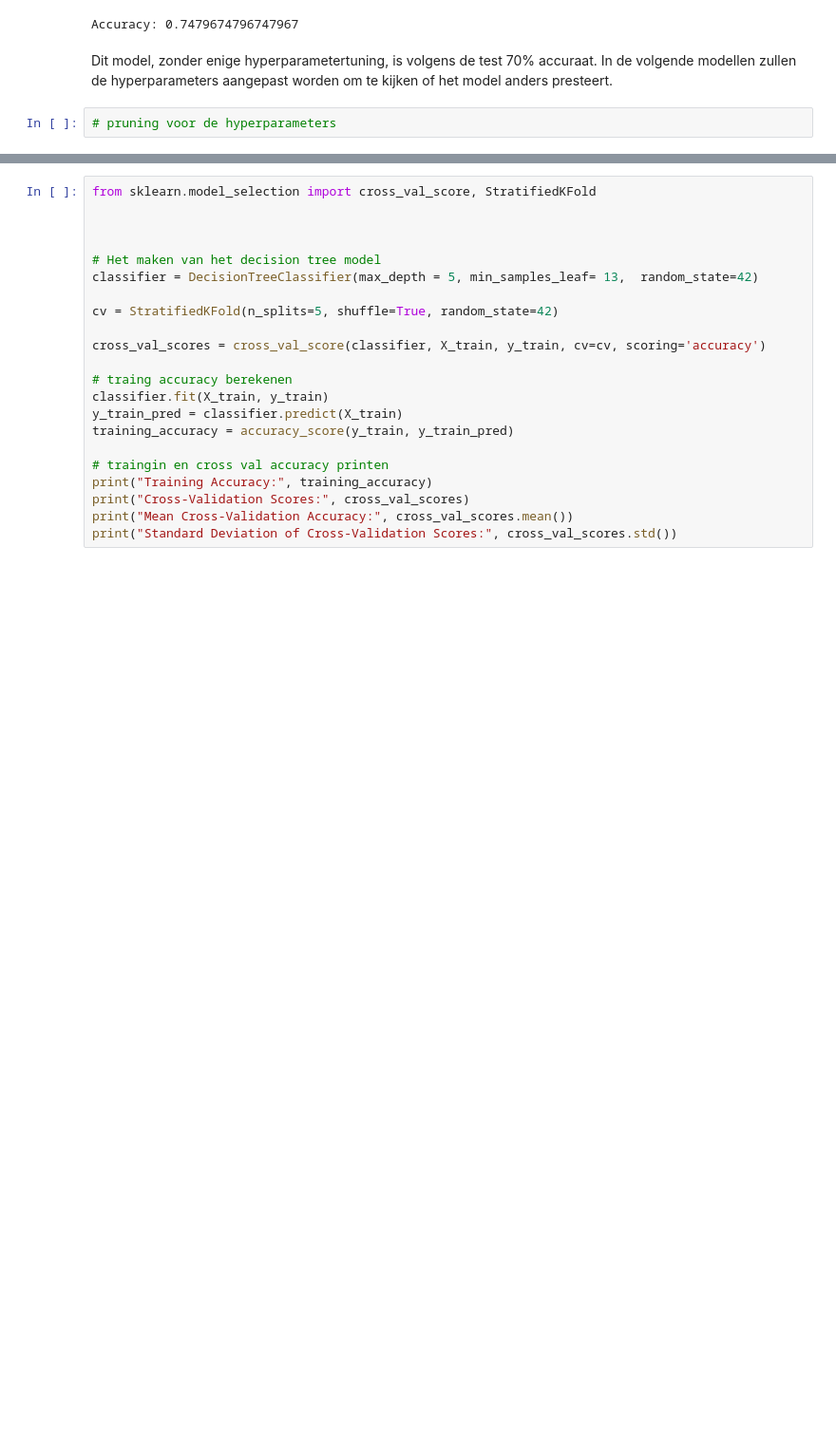
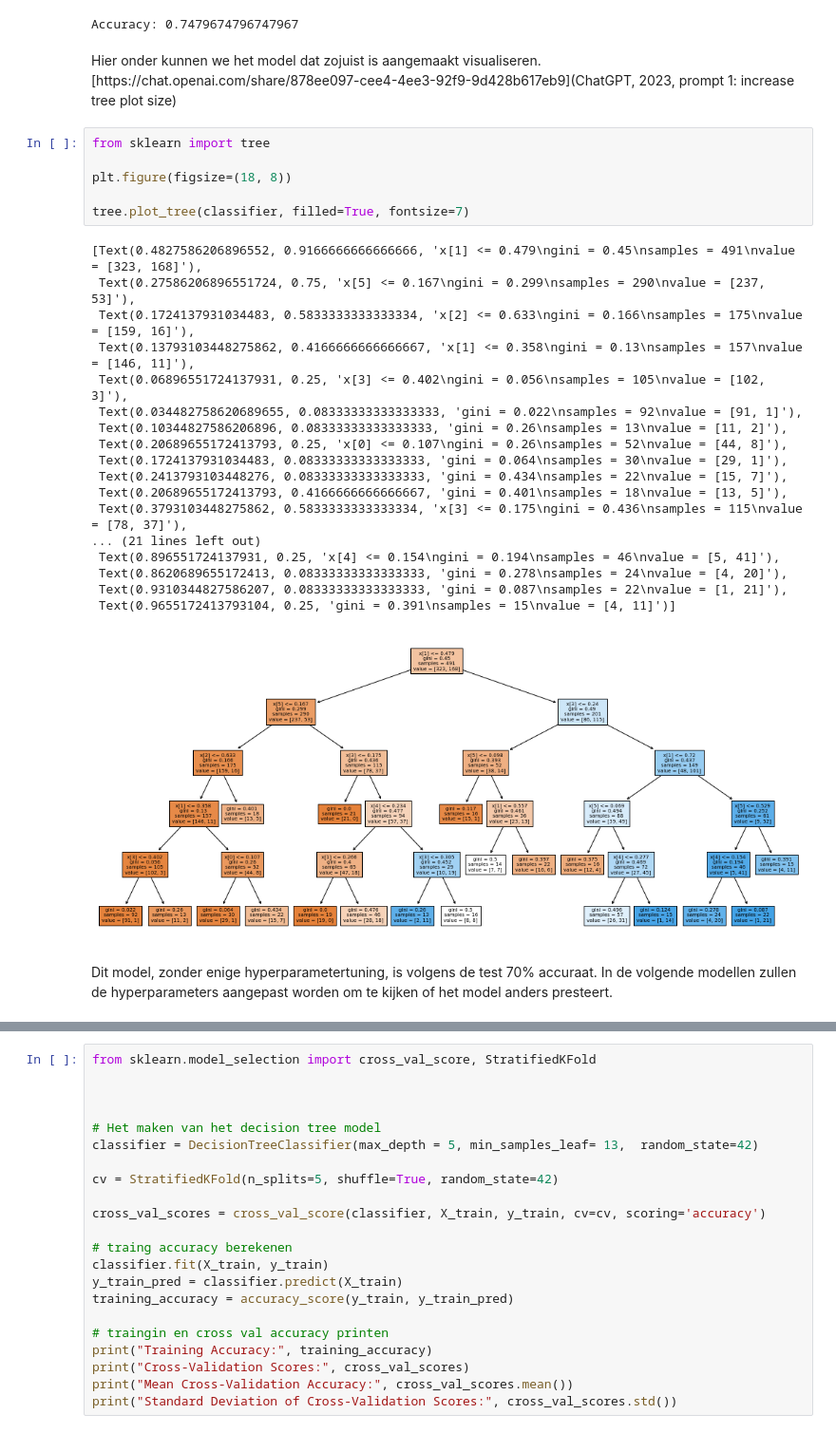
Before and after one commit to BJHeemskerk/MachineLearning, a Jupyter notebook: Notebook_Declan.ipynb, the cells around one changed output, grey strips where cells are left out. Shown at 95% size. Cells and saved outputs as stored; diff of their text form; blank space fills up the shorter version.

```diff
--- a/Notebook_Declan.ipynb
+++ b/Notebook_Declan.ipynb
@@ -170,7 +174,32 @@ accuracy = accuracy_score(y_test, y_pred)
 print(f'Accuracy: {accuracy}')
 # %% [output]
 Accuracy: 0.7479674796747967
+# %% [markdown]
+Hier onder kunnen we het model dat zojuist is aangemaakt visualiseren. [https://chat.openai.com/share/878ee097-cee4-4ee3-92f9-9d428b617eb9](ChatGPT, 2023, prompt 1: increase tree plot size)
+# %%
+from sklearn import tree
+
+plt.figure(figsize=(18, 8))
+
+tree.plot_tree(classifier, filled=True, fontsize=7)
+# %% [output]
+[Text(0.4827586206896552, 0.9166666666666666, 'x[1] <= 0.479\ngini = 0.45\nsamples = 491\nvalue = [323, 168]'),
+ Text(0.27586206896551724, 0.75, 'x[5] <= 0.167\ngini = 0.299\nsamples = 290\nvalue = [237, 53]'),
+ Text(0.1724137931034483, 0.5833333333333334, 'x[2] <= 0.633\ngini = 0.166\nsamples = 175\nvalue = [159, 16]'),
+ Text(0.13793103448275862, 0.4166666666666667, 'x[1] <= 0.358\ngini = 0.13\nsamples = 157\nvalue = [146, 11]'),
+ Text(0.06896551724137931, 0.25, 'x[3] <= 0.402\ngini = 0.056\nsamples = 105\nvalue = [102, 3]'),
+ Text(0.034482758620689655, 0.08333333333333333, 'gini = 0.022\nsamples = 92\nvalue = [91, 1]'),
+ Text(0.10344827586206896, 0.08333333333333333, 'gini = 0.26\nsamples = 13\nvalue = [11, 2]'),
+ Text(0.20689655172413793, 0.25, 'x[0] <= 0.107\ngini = 0.26\nsamples = 52\nvalue = [44, 8]'),
+ Text(0.1724137931034483, 0.08333333333333333, 'gini = 0.064\nsamples = 30\nvalue = [29, 1]'),
+ Text(0.2413793103448276, 0.08333333333333333, 'gini = 0.434\nsamples = 22\nvalue = [15, 7]'),
+ Text(0.20689655172413793, 0.4166666666666667, 'gini = 0.401\nsamples = 18\nvalue = [13, 5]'),
+ Text(0.3793103448275862, 0.5833333333333334, 'x[3] <= 0.175\ngini = 0.436\nsamples = 115\nvalue = [78, 37]'),
+... (21 lines left out)
+ Text(0.896551724137931, 0.25, 'x[4] <= 0.154\ngini = 0.194\nsamples = 46\nvalue = [5, 41]'),
+ Text(0.8620689655172413, 0.08333333333333333, 'gini = 0.278\nsamples = 24\nvalue = [4, 20]'),
+ Text(0.9310344827586207, 0.08333333333333333, 'gini = 0.087\nsamples = 22\nvalue = [1, 21]'),
+ Text(0.9655172413793104, 0.25, 'gini = 0.391\nsamples = 15\nvalue = [4, 11]')]
+[figure, added]
 # %% [markdown]
 Dit model, zonder enige hyperparametertuning, is volgens de test 70% accuraat. In de volgende modellen zullen de hyperparameters aangepast worden om te kijken of het model anders presteert.
-# %%
-# pruning voor de hyperparameters
```
Also changed, not shown: parts of 8 cells of this notebook.
